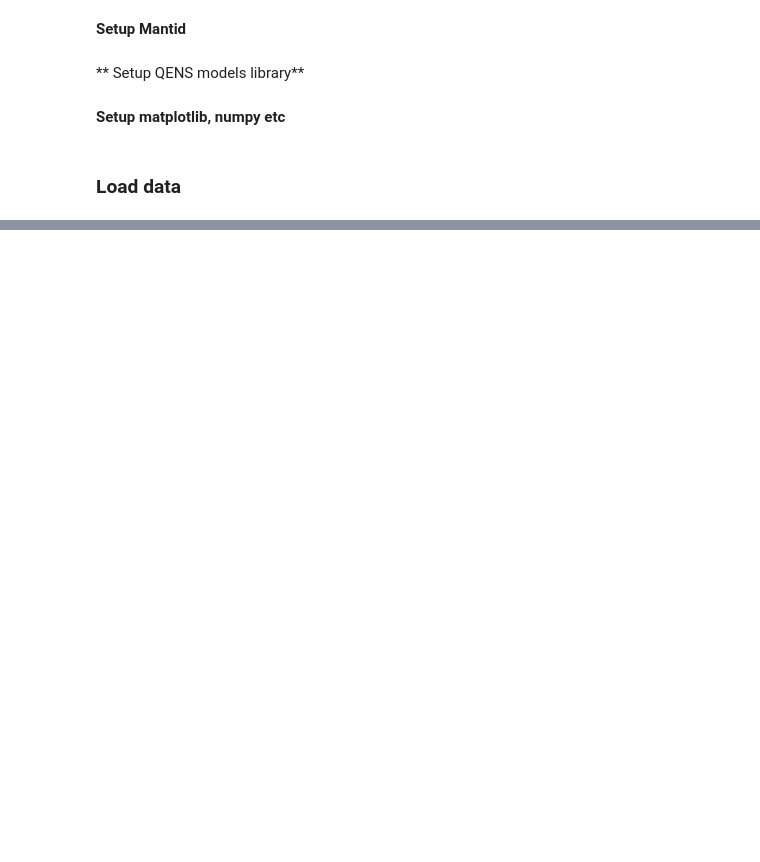
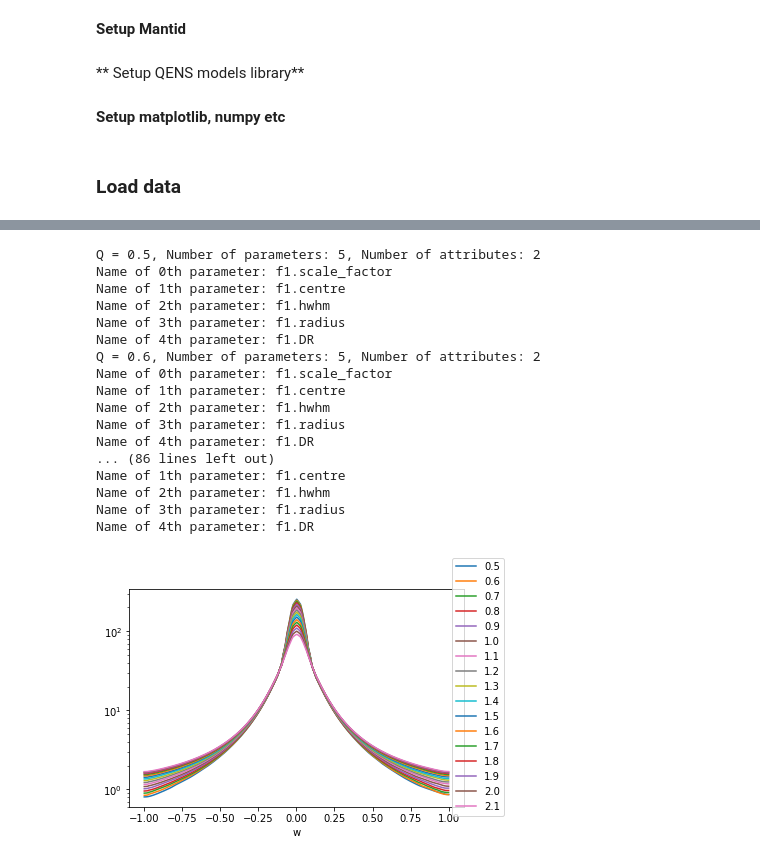
Before and after one commit to QENSlibrary/QENSmodels, a Jupyter notebook: examples/mantid_waterIN5_fit_with_QENSmodels.ipynb, the cells around one changed output, grey strips where cells are left out. Cells and saved outputs as stored; diff of their text form; code cells hidden in the pictures; blank space fills up the shorter version.

```diff
--- a/examples/mantid_waterIN5_fit_with_QENSmodels.ipynb
+++ b/examples/mantid_waterIN5_fit_with_QENSmodels.ipynb
@@ -180,0 +235,36 @@ global_model += "ties=("+','.join(ties)+')'  # tie radius and D
+# %%
+# Check profile, names of attributes and parameters of convolution function for all Q-values
+w = np.linspace(-1, 1, 500)
+for indx, Q in enumerate(q_5A):
+    single_model_Q = single_model(indx)
+    plt.plot(w, single_model_Q(w), label='%.1f'%Q)
+    print('Q = {0:.1f}, Number of parameters: {1}, Number of attributes: {2}'.format(Q,
+                                                                                     single_model_Q.nParams(),
+                                                                                     single_model_Q.nAttributes()))
+
+    for i in range(single_model_Q.nParams()):
+        print('Name of {0}th parameter: {1}'.format(i, single_model_Q.parameterName(i)))
+
+plt.yscale('log')
+plt.figlegend()
+plt.xlabel('w')
+plt.show()
+# %% [output]
+Q = 0.5, Number of parameters: 5, Number of attributes: 2
+Name of 0th parameter: f1.scale_factor
+Name of 1th parameter: f1.centre
+Name of 2th parameter: f1.hwhm
+Name of 3th parameter: f1.radius
+Name of 4th parameter: f1.DR
+Q = 0.6, Number of parameters: 5, Number of attributes: 2
+Name of 0th parameter: f1.scale_factor
+Name of 1th parameter: f1.centre
+Name of 2th parameter: f1.hwhm
+Name of 3th parameter: f1.radius
+Name of 4th parameter: f1.DR
+... (86 lines left out)
+Name of 1th parameter: f1.centre
+Name of 2th parameter: f1.hwhm
+Name of 3th parameter: f1.radius
+Name of 4th parameter: f1.DR
+[figure, added]
```
Also changed, not shown: parts of 15 cells of this notebook.
